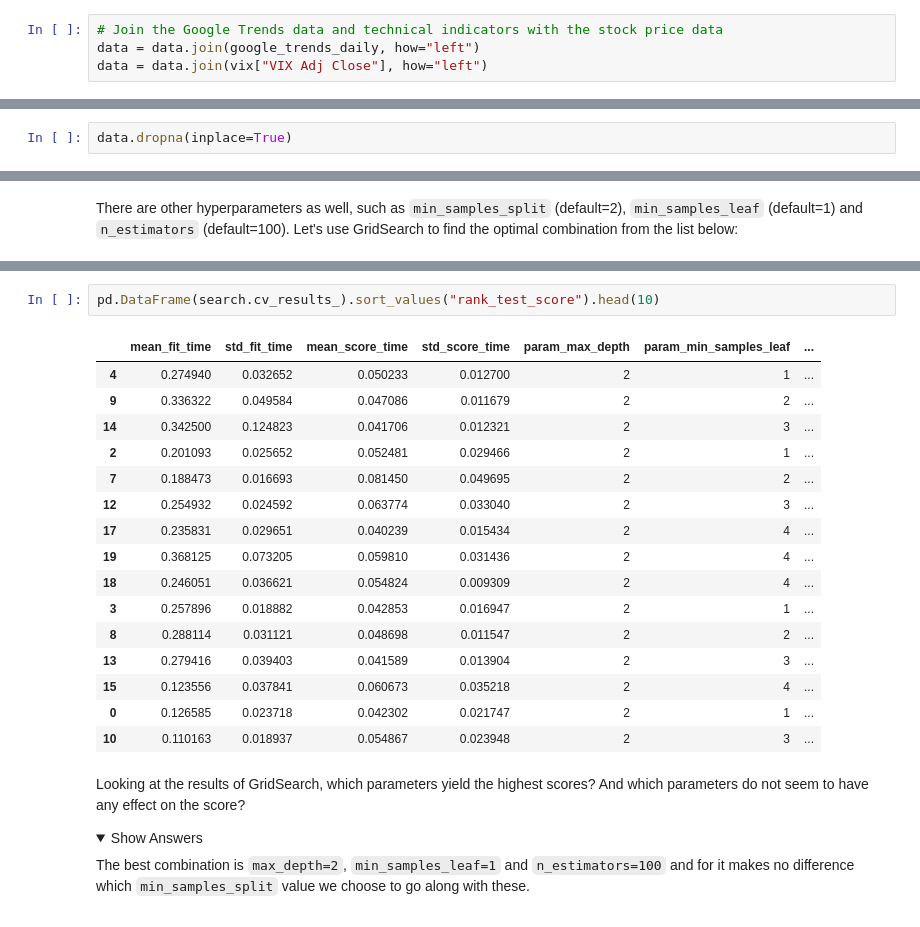
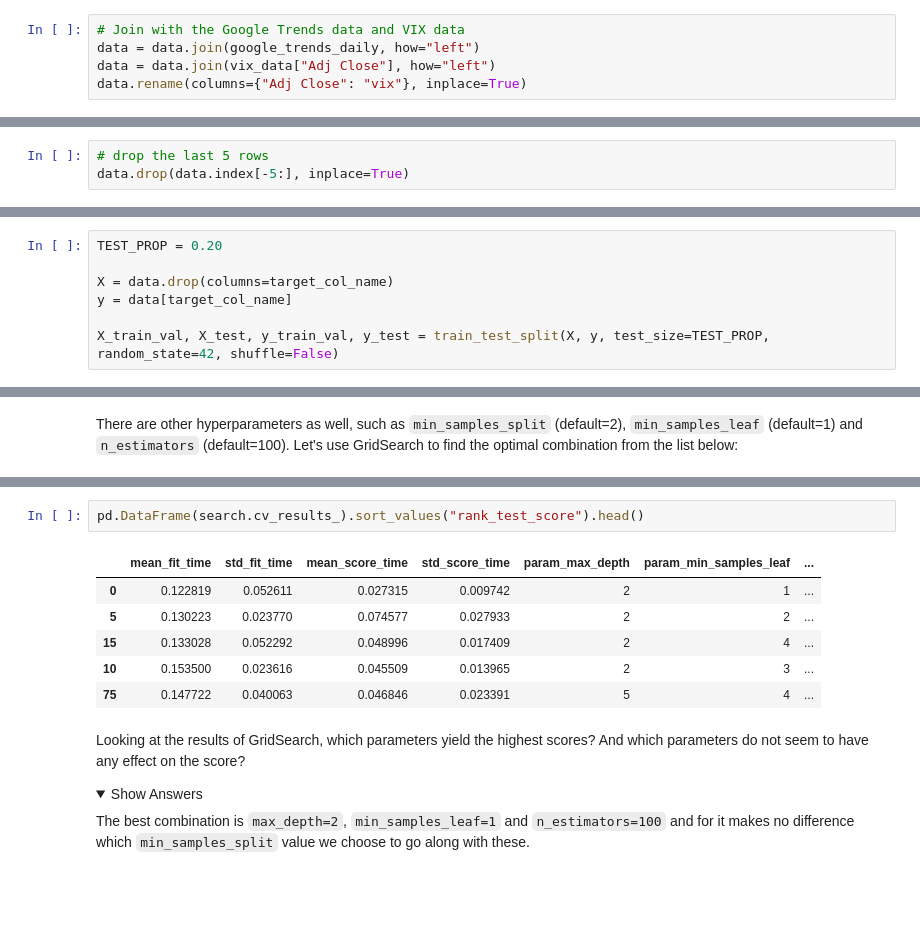
Before and after one commit to udacity/optimizing-ai-strategies, a Jupyter notebook: project/project.ipynb, the cells around one changed output, grey strips where cells are left out. Drawn from its saved outputs; the diff is of its cells as text; folded sections open; blank space fills up the shorter version.

```diff
--- a/project/project.ipynb
+++ b/project/project.ipynb
@@ -290,6 +357,7 @@ data.drop(
 # %%
-# Join the Google Trends data and technical indicators with the stock price data
+# Join with the Google Trends data and VIX data
 data = data.join(google_trends_daily, how="left")
-data = data.join(vix["VIX Adj Close"], how="left")
+data = data.join(vix_data["Adj Close"], how="left")
+data.rename(columns={"Adj Close": "vix"}, inplace=True)
 # %% [markdown]
 ### 2.2. Further Data Preprocessing and Cleaning
@@ -365,2 +411,0 @@ The last few rows of data have `NaN`s due to the calculation of rolling "future"
-# %%
-data.dropna(inplace=True)
@@ -372,0 +418,3 @@ data.isna().sum().sum()
+# %%
+# drop the last 5 rows
+data.drop(data.index[-5:], inplace=True)
@@ -513,3 +518,10 @@ y_test = targets[targets.split == "test"][target_col_name]
+# %%
+TEST_PROP = 0.20
+
+X = data.drop(columns=target_col_name)
+y = data[target_col_name]
+
+X_train_val, X_test, y_train_val, y_test = train_test_split(X, y, test_size=TEST_PROP, random_state=42, shuffle=False)
 # %% [markdown]
 ### 3.2. Baseline Model and Score
 # %% [markdown]
@@ -641,22 +661,12 @@ search.fit(X_train_val, y_train_val);
 # %%
-pd.DataFrame(search.cv_results_).sort_values("rank_test_score").head(10)
+pd.DataFrame(search.cv_results_).sort_values("rank_test_score").head()
 # %% [output]
 |  | mean_fit_time | std_fit_time | mean_score_time | std_score_time | param_max_depth | param_min_samples_leaf | ... |
-| 4 | 0.274940 | 0.032652 | 0.050233 | 0.012700 | 2 | 1 | ... |
-| 9 | 0.336322 | 0.049584 | 0.047086 | 0.011679 | 2 | 2 | ... |
-| 14 | 0.342500 | 0.124823 | 0.041706 | 0.012321 | 2 | 3 | ... |
-| 2 | 0.201093 | 0.025652 | 0.052481 | 0.029466 | 2 | 1 | ... |
-| 7 | 0.188473 | 0.016693 | 0.081450 | 0.049695 | 2 | 2 | ... |
-| 12 | 0.254932 | 0.024592 | 0.063774 | 0.033040 | 2 | 3 | ... |
-| 17 | 0.235831 | 0.029651 | 0.040239 | 0.015434 | 2 | 4 | ... |
-| 19 | 0.368125 | 0.073205 | 0.059810 | 0.031436 | 2 | 4 | ... |
-| 18 | 0.246051 | 0.036621 | 0.054824 | 0.009309 | 2 | 4 | ... |
-| 3 | 0.257896 | 0.018882 | 0.042853 | 0.016947 | 2 | 1 | ... |
-| 8 | 0.288114 | 0.031121 | 0.048698 | 0.011547 | 2 | 2 | ... |
-| 13 | 0.279416 | 0.039403 | 0.041589 | 0.013904 | 2 | 3 | ... |
-| 15 | 0.123556 | 0.037841 | 0.060673 | 0.035218 | 2 | 4 | ... |
-| 0 | 0.126585 | 0.023718 | 0.042302 | 0.021747 | 2 | 1 | ... |
-| 10 | 0.110163 | 0.018937 | 0.054867 | 0.023948 | 2 | 3 | ... |
+| 0 | 0.122819 | 0.052611 | 0.027315 | 0.009742 | 2 | 1 | ... |
+| 5 | 0.130223 | 0.023770 | 0.074577 | 0.027933 | 2 | 2 | ... |
+| 15 | 0.133028 | 0.052292 | 0.048996 | 0.017409 | 2 | 4 | ... |
+| 10 | 0.153500 | 0.023616 | 0.045509 | 0.013965 | 2 | 3 | ... |
+| 75 | 0.147722 | 0.040063 | 0.046846 | 0.023391 | 5 | 4 | ... |
 # %% [markdown]
 Looking at the results of GridSearch, which parameters yield the highest scores? And which parameters do not seem to have any effect on the score?
 
```
Also changed, not shown: parts of 166 cells of this notebook.
